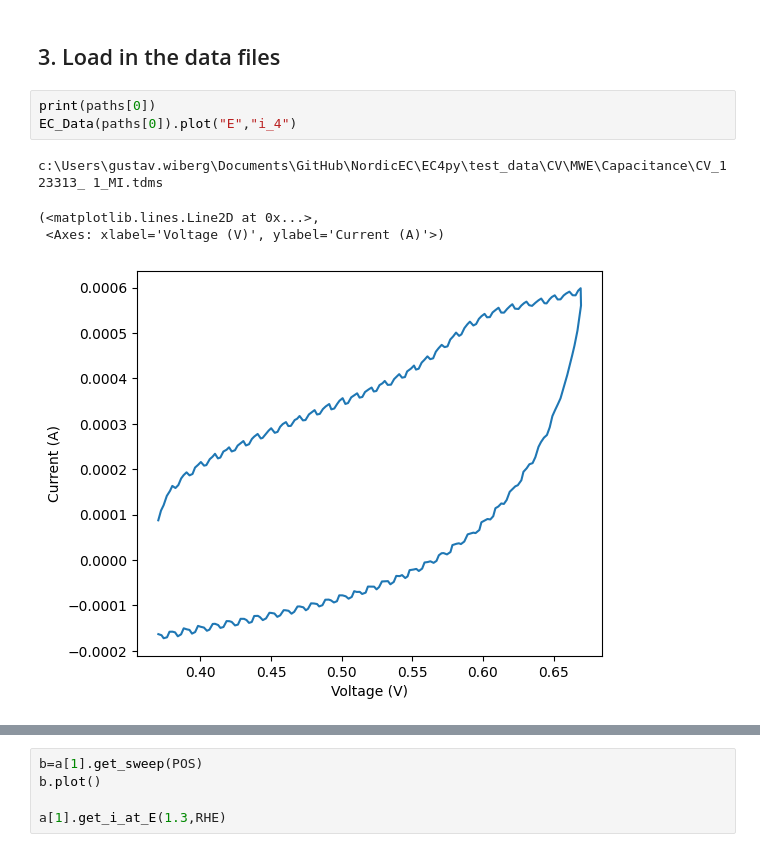
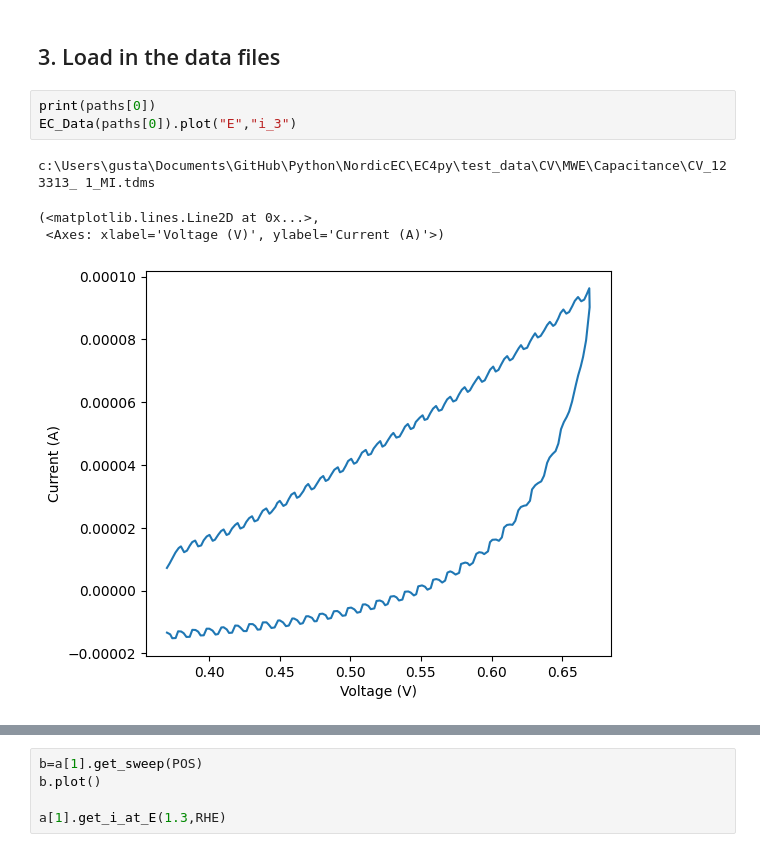
Before and after one commit to NordicEC/EC4py, a Jupyter notebook: dev/CV_Datas/MWE_CV_Datas_1_capacitance.ipynb, the cells around one changed output, grey strips where cells are left out. Drawn from its saved outputs; the diff is of its cells as text.

```diff
--- a/dev/CV_Datas/MWE_CV_Datas_1_capacitance.ipynb
+++ b/dev/CV_Datas/MWE_CV_Datas_1_capacitance.ipynb
@@ -40,12 +40,12 @@ c:\Users\gustav.wiberg\Documents\GitHub\NordicEC\EC4py\test_data\CV\MWE\Capacita
 ## 3. Load in the data files
 # %%
 print(paths[0])
-EC_Data(paths[0]).plot("E","i_4")
+EC_Data(paths[0]).plot("E","i_3")
 # %% [output]
-c:\Users\gustav.wiberg\Documents\GitHub\NordicEC\EC4py\test_data\CV\MWE\Capacitance\CV_123313_ 1_MI.tdms
+c:\Users\gusta\Documents\GitHub\Python\NordicEC\EC4py\test_data\CV\MWE\Capacitance\CV_123313_ 1_MI.tdms
 (<matplotlib.lines.Line2D at 0x...>,
  <Axes: xlabel='Voltage (V)', ylabel='Current (A)'>)
-[figure, old version]
+[figure, new version]
 # %%
 a=CV_Datas(paths,"i_3",y_smooth=5)
 print(a.rate)
```
Also changed, not shown: parts of 4 cells of this notebook, 3 other files.
